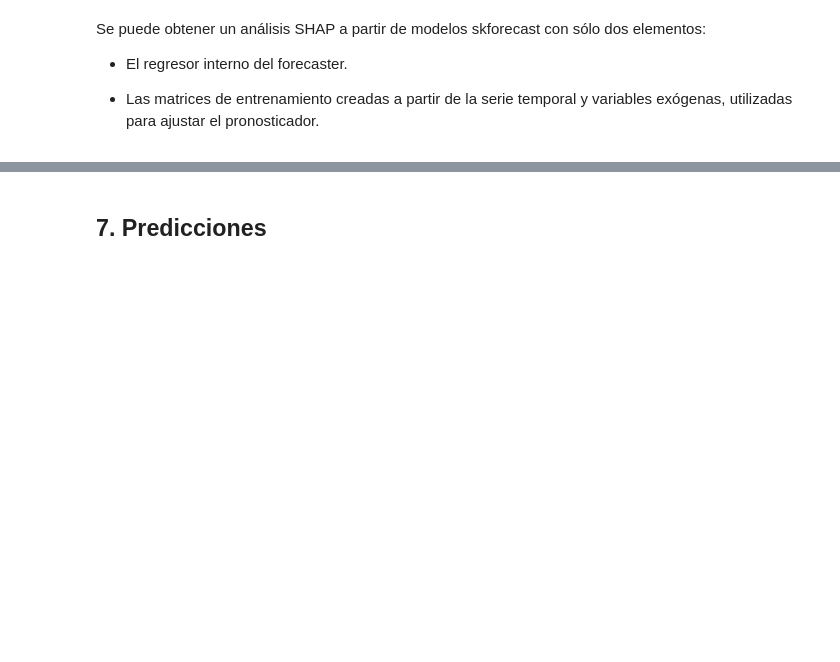
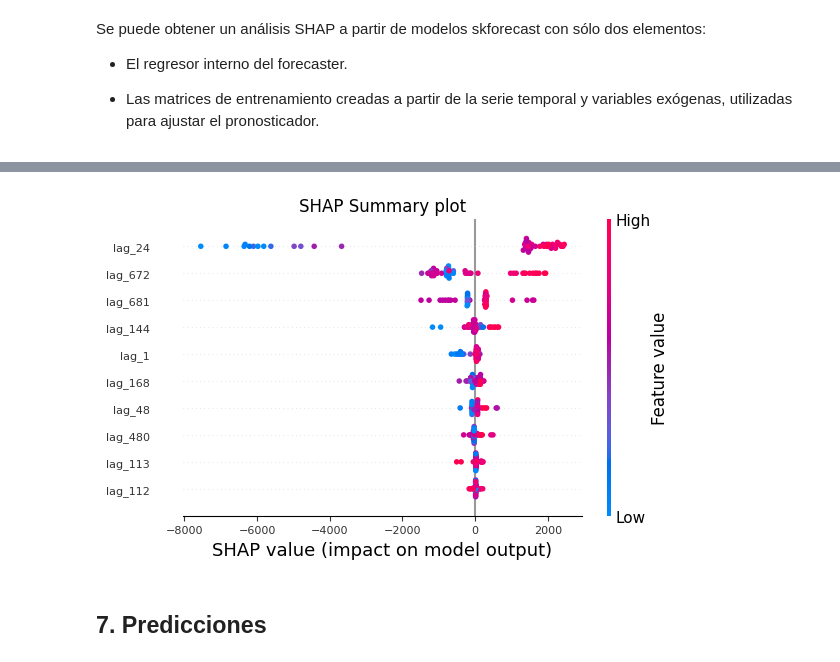
Before and after one commit to laaraapsg/tfm, a Jupyter notebook: 3_Caso_de_uso_1_CONSUMO.ipynb, the cells around one changed output, grey strips where cells are left out. Saved outputs shown, nothing was run; the diff lists cells and outputs as text; code cells hidden in the pictures; blank space fills up the shorter version.

```diff
--- a/3_Caso_de_uso_1_CONSUMO.ipynb
+++ b/3_Caso_de_uso_1_CONSUMO.ipynb
@@ -1218,27 +1287,28 @@ Se puede obtener un análisis SHAP a partir de modelos skforecast con sólo dos
 
 - Las matrices de entrenamiento creadas a partir de la serie temporal y variables exógenas, utilizadas para ajustar el pronosticador.
 # %%
-# def shap_values(forecaster, train_data):
-#   X_train, y_train = forecaster.create_train_X_y(y=train_val_data[variable]) # Matrices de entrenamiento utilizadas por el forecaster para entrenar el regresor
+def shap_values(forecaster, train_data):
+  X_train, y_train = forecaster.create_train_X_y(y=train_val_data[variable]) # Matrices de entrenamiento utilizadas por el forecaster para entrenar el regresor
 
-#   params = forecaster.regressor.get_params()
-#   params['predict_disable_shape_check'] = True
-#   forecaster.regressor = LGBMRegressor(**params)
-#   forecaster.regressor.fit(X_train, y_train)
+  params = forecaster.regressor.get_params()
+  params['predict_disable_shape_check'] = True
+  forecaster.regressor = LGBMRegressor(**params)
+  forecaster.regressor.fit(X_train, y_train)
 
-#   explainer = shap.TreeExplainer(forecaster.regressor)
-#   # Se selecciona una muestra del 50% de los datos para acelerar el cálculo
-#   rng = np.random.default_rng(seed=785412)
-#   sample = rng.choice(X_train.index, size=int(len(X_train)*0.5), replace=False)
-#   X_train_sample = X_train.loc[sample, :]
-#   shap_values = explainer.shap_values(X_train_sample)
+  explainer = shap.TreeExplainer(forecaster.regressor)
+  # Se selecciona una muestra del 50% de los datos para acelerar el cálculo
+  rng = np.random.default_rng(seed=785412)
+  sample = rng.choice(X_train.index, size=int(len(X_train)*0.5), replace=False)
+  X_train_sample = X_train.loc[sample, :]
+  shap_values = explainer.shap_values(X_train_sample)
 
-#   shap.initjs()
-#   shap.summary_plot(shap_values, X_train_sample, max_display=10, show=False)
-#   fig, ax = plt.gcf(), plt.gca()
-#   ax.set_title("SHAP Summary plot")
-#   ax.tick_params(labelsize=8)
-#   fig.set_size_inches(6, 3.5)
-#   plt.show()
+  shap.initjs()
+  shap.summary_plot(shap_values, X_train_sample, max_display=10, show=False)
+  fig, ax = plt.gcf(), plt.gca()
+  ax.set_title("SHAP Summary plot")
+  ax.tick_params(labelsize=8)
+  fig.set_size_inches(6, 3.5)
+  plt.show()
 # %%
-# shap_values(forecaster, train_data)
+shap_values(forecaster, train_data)
+# %% [output]
@@ -1245,3 +1336,4 @@ Se puede obtener un análisis SHAP a partir de modelos skforecast con sólo dos
+[figure, added]
 # %% [markdown]
 ## 7. Predicciones
 # %% [markdown]
```
Also changed, not shown: parts of 30 cells of this notebook.
